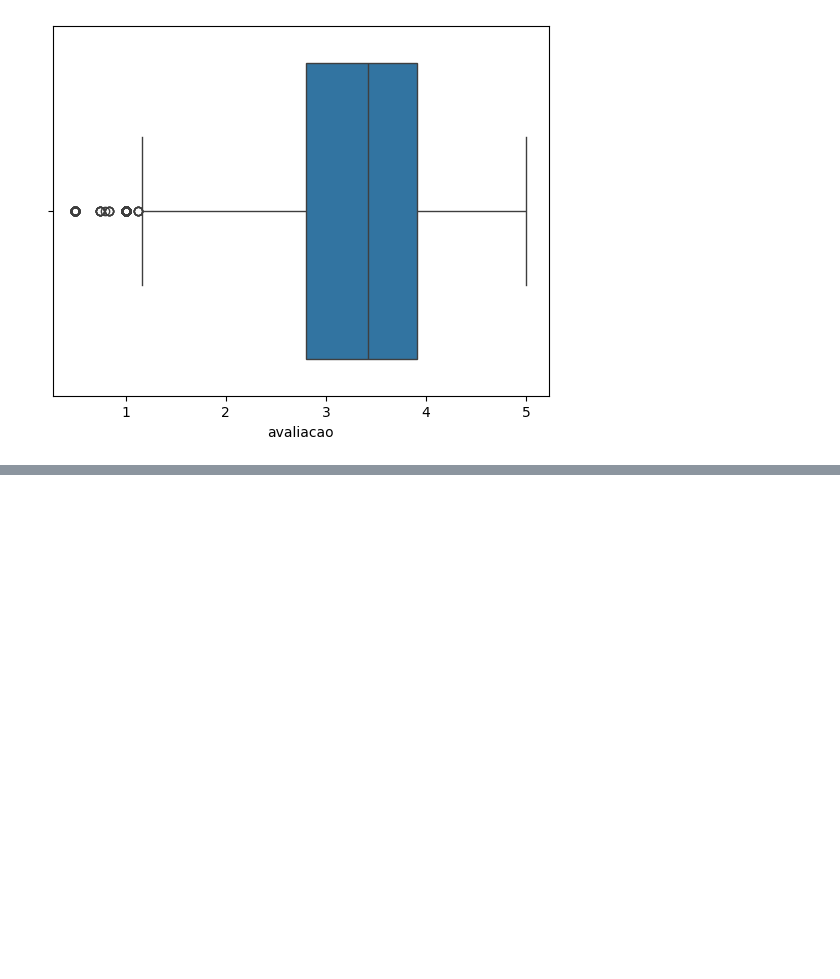
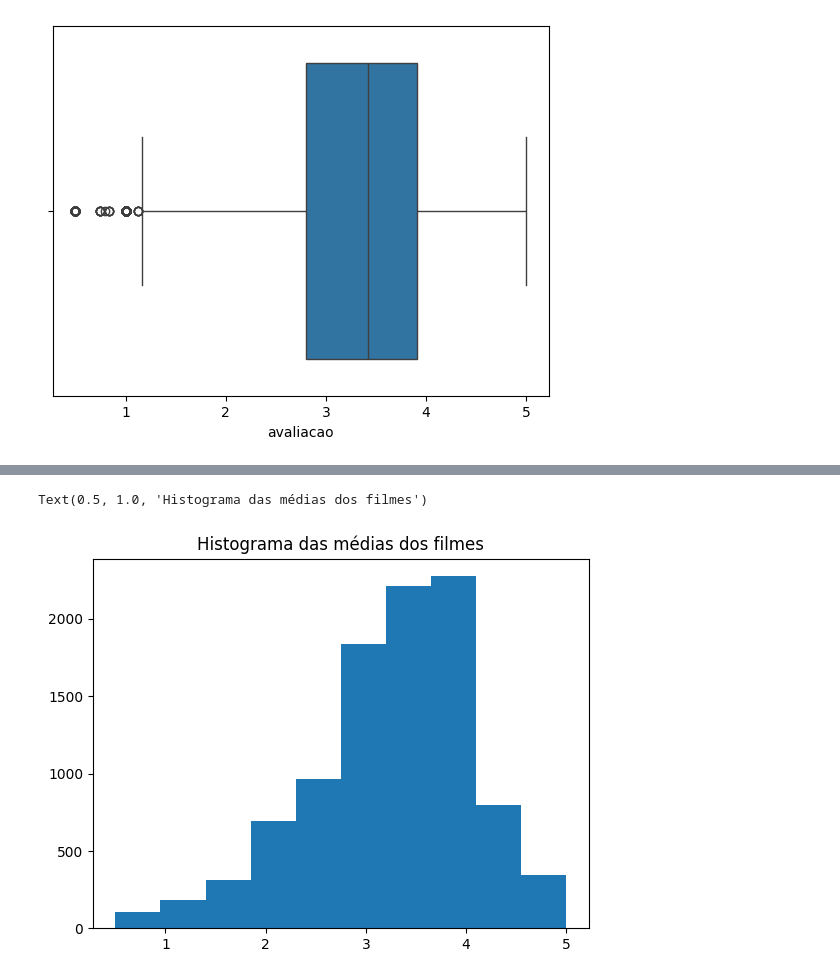
Before and after one commit to V-i-h/SemanaEDA, a Jupyter notebook: aula1.ipynb, the cells around one changed output, grey strips where cells are left out. Cells and saved outputs as stored; diff of their text form; code cells hidden in the pictures; blank space fills up the shorter version.

```diff
--- a/aula1.ipynb
+++ b/aula1.ipynb
@@ -327,0 +346,6 @@ sns.boxplot(x=media_por_filme)
+# %%
+plt.hist(media_por_filme)
+plt.title("Histograma das médias dos filmes")
+# %% [output]
+Text(0.5, 1.0, 'Histograma das médias dos filmes')
+[figure, added]
```
Also changed, not shown: parts of 3 cells of this notebook, 4 other files.
